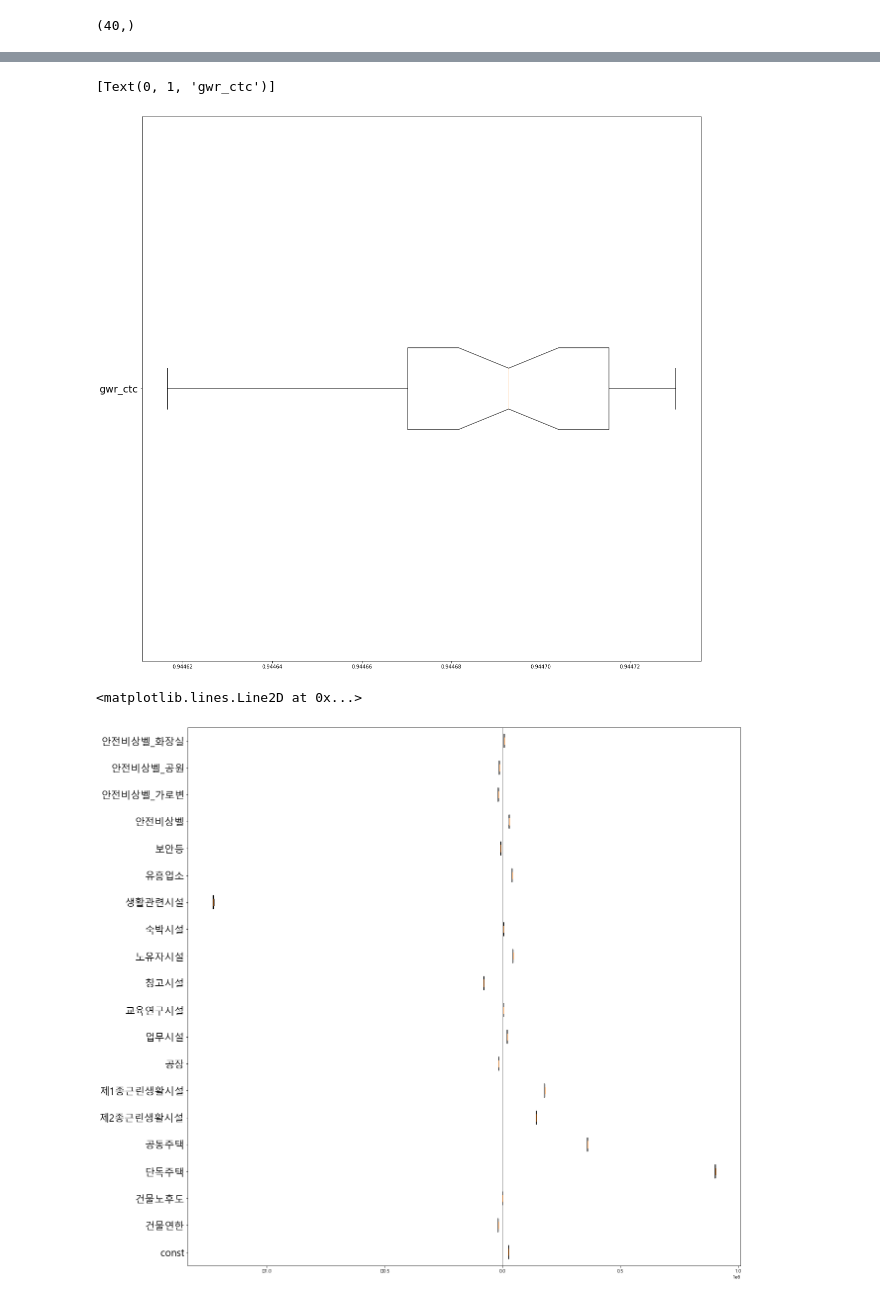
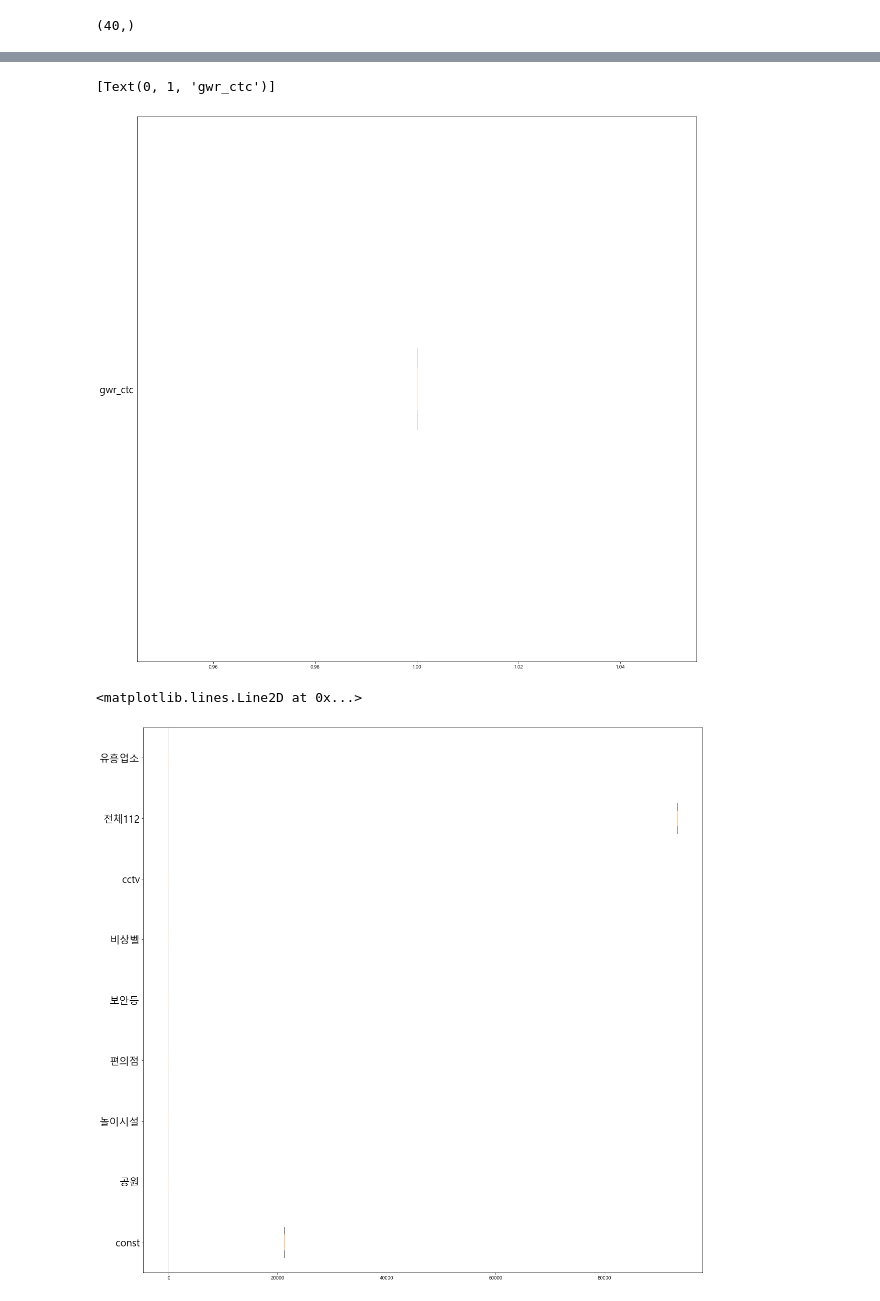
Before and after one commit to yxbxn/COMPAS2021-Suwon, a Jupyter notebook: 지리가중회귀.ipynb, the cells around one changed output, grey strips where cells are left out. Drawn from its saved outputs; the diff is of its cells as text; code cells hidden in the pictures.

```diff
--- a/지리가중회귀.ipynb
+++ b/지리가중회귀.ipynb
@@ -59,0 +40,6 @@ df
+# %%
+df=pd.read_csv("4개시도끝.csv")
+df=df.groupby(['관할경찰서']).sum()
+df.drop(['112_기타_경찰업무', '112_중요범죄', '112_교통', '112_타기관_기타', '112_질서유지', '112_기타범죄'], axis=1, inplace=True)
+df.reset_index(inplace=True)
+df
@@ -264,8 +270,8 @@ def Stepwise_model(X,y):
 # %% [markdown]
 ## 시작
 # %%
-X=df.drop(['관할경찰서', '지역'], axis=1)
-y=pd.DataFrame(df_y.loc[:, '신고건수'])
+X=df.drop(['관할경찰서'], axis=1)
+y=pd.DataFrame(df.loc[:, '전체112'])
 # %%
 X
 # %% [output]
@@ -680,7 +664,7 @@ sum(mil.q[idx] == 1), sum(mil.q[idx] == 2), sum(mil.q[idx] == 3), sum(mil.q[idx]
 # %%
 #변수들의 데이터타입 변경
 
-X_a = np.array(half_X)
+X_a = np.array(scaled_X)
 
 y_a = np.array(y).reshape(-1,1)
 # %%
@@ -733,27 +717,25 @@ plt.gca().set_yticklabels(['gwr_ctc'],
                           rotation=0, fontsize=20)
 # %% [output]
 [Text(0, 1, 'gwr_ctc')]
-[figure, old version]
+[figure, new version]
 # %%
 #차대차 사고의 변수계수 분포
 
 plt.figure(figsize=(20, 20))
 
 plt.boxplot(
     [gwr_result_ctc.params[:,0], gwr_result_ctc.params[:,1], gwr_result_ctc.params[:,2], gwr_result_ctc.params[:,3],
      gwr_result_ctc.params[:,4], gwr_result_ctc.params[:,5], gwr_result_ctc.params[:,6], gwr_result_ctc.params[:,7],
-     gwr_result_ctc.params[:,8], gwr_result_ctc.params[:,9], gwr_result_ctc.params[:,10], gwr_result_ctc.params[:,11],
-     gwr_result_ctc.params[:,12], gwr_result_ctc.params[:,13], gwr_result_ctc.params[:,14], gwr_result_ctc.params[:,15],
-     gwr_result_ctc.params[:,16], gwr_result_ctc.params[:,17], gwr_result_ctc.params[:,18], gwr_result_ctc.params[:,19],],
+     gwr_result_ctc.params[:,8]],
     vert=False,
     notch=True,
     sym="",
     whis=0.1)
 
-plt.gca().set_yticklabels(list(half_X.columns),
+plt.gca().set_yticklabels(list(scaled_X.columns),
                           rotation=0, fontsize=20)
 
 plt.axvline(0, 0, 1, color='grey', linewidth='1')
 # %% [output]
 <matplotlib.lines.Line2D at 0x...>
-[figure, old version]
+[figure, new version]
```
Also changed, not shown: parts of 31 cells of this notebook, 1 other file.
